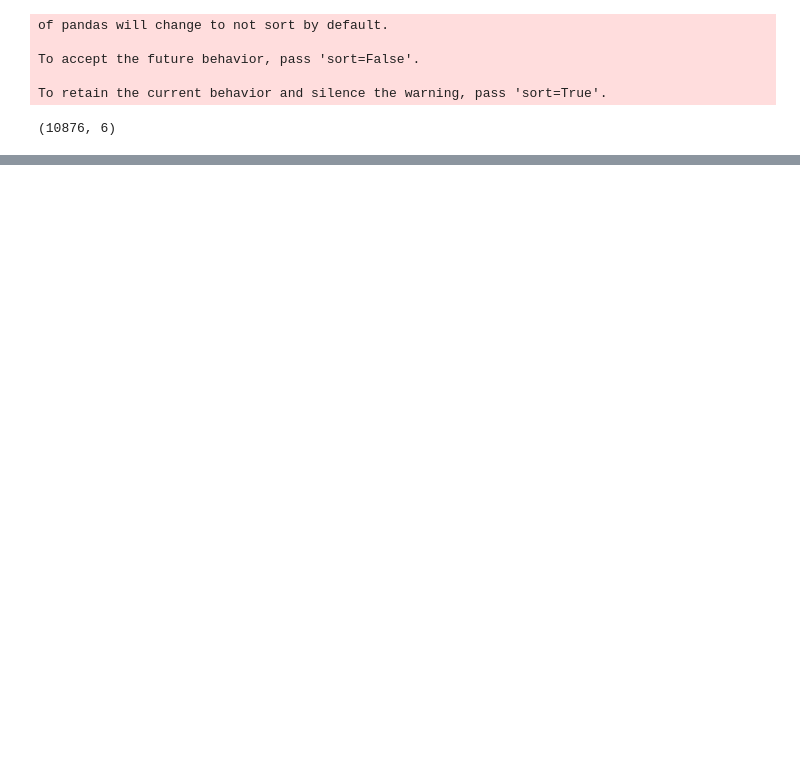
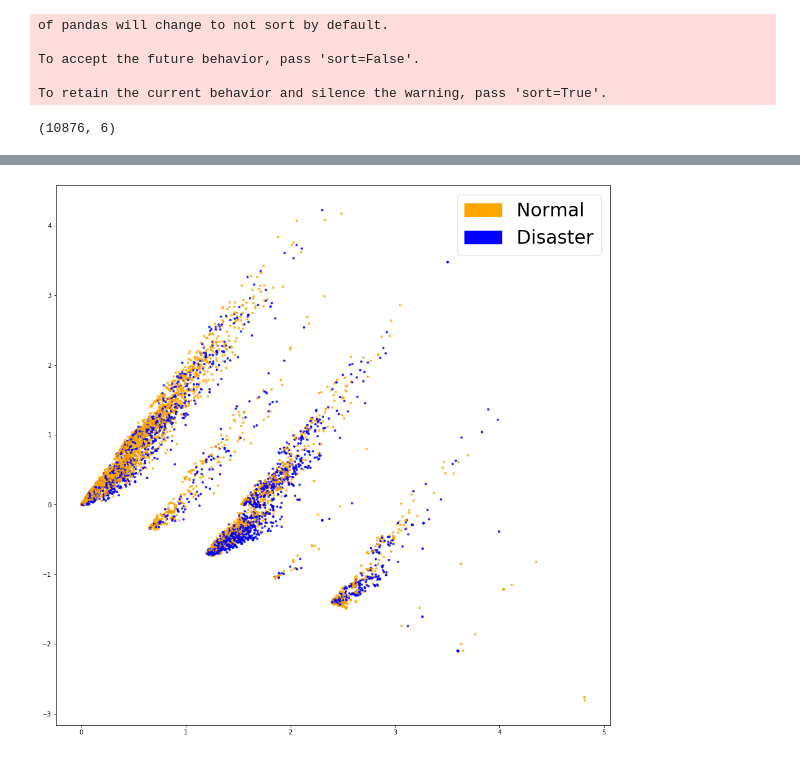
Before and after one commit to maraffi881/Aalto-DiplomaInAI, a Jupyter notebook: DataExploration.ipynb, the cells around one changed output, grey strips where cells are left out. Saved outputs shown, nothing was run; the diff lists cells and outputs as text; code cells hidden in the pictures; blank space fills up the shorter version.

```diff
--- a/DataExploration.ipynb
+++ b/DataExploration.ipynb
@@ -278,0 +308,24 @@ wordcloud for other tweets
+# %%
+# lets see if there is structure in the data as such
+#tsekataan miten hyvin tää meni
+from sklearn.feature_extraction.text import CountVectorizer
+count_vectorizer = feature_extraction.text.CountVectorizer()
+
+#train_df = pd.read_csv("train.csv")
+#test_df = pd.read_csv("test.csv")
+#train_df['target']==1]
+
+# create bag of words vectors
+train_vectors = count_vectorizer.fit_transform(train_df["text"])
+test_vectors = count_vectorizer.transform(test_df["text"])
+
+#load the plotting library
+%run DataHelpers.ipynb
+
+fig = plt.figure(figsize=(16, 16))
+plot_LSA(train_vectors, train_df['target'])
+plt.show()
+#print (train_df['target'].shape)
+#print (train_vectors.shape)
+# %% [output]
+[figure, added]
```
Also changed, not shown: parts of 5 cells of this notebook.
